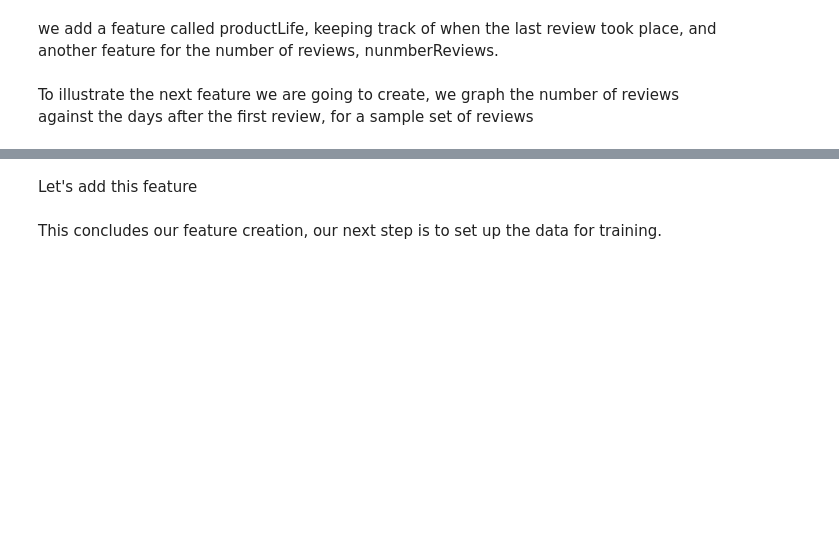
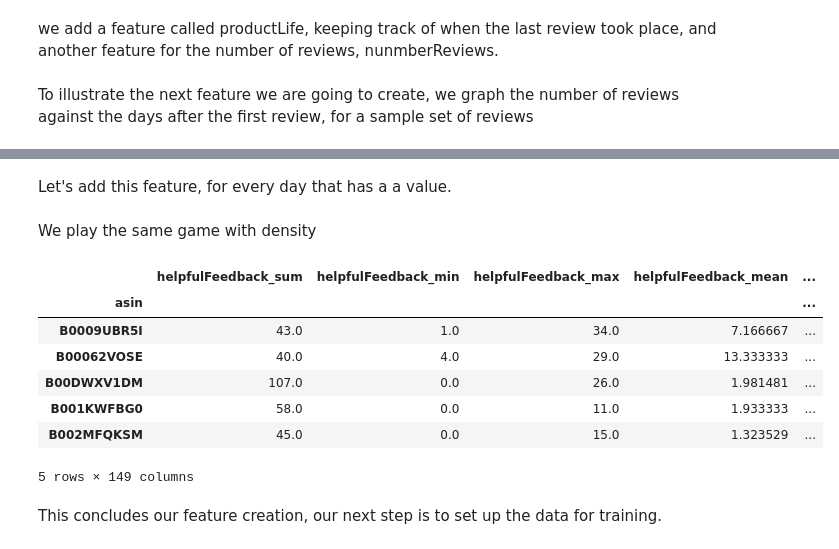
Before and after one commit to mptcloud/hackon_data, a Jupyter notebook: Predicting_salesRank/Predicting_salesRank.ipynb, the cells around one changed output, grey strips where cells are left out. Drawn from its saved outputs; the diff is of its cells as text; code cells hidden in the pictures; blank space fills up the shorter version.

```diff
--- a/Predicting_salesRank/Predicting_salesRank.ipynb
+++ b/Predicting_salesRank/Predicting_salesRank.ipynb
@@ -443,14 +461,16 @@ In order to make this concrete, we can create a new invariant, we define
 # %%
 def compute_hotness(days):
     X,Y=create(days)
-    #X=[0,20,30]
-    #Y=[1,2,3]
+    area_list=[0]
     area=0
     for i in range(1,len(X)):
         area+=(X[i]-X[i-1])*Y[i-1]
+        area_list.append(area)
     area+=Y[-1]
+    area_list.append(area)
 
-    return area
+    area_list = np.array(area_list)
+    return area_list.max(),area_list.mean(),area_list.std()
 # %% [markdown]
-Let's add this feature
+Let's add this feature, for every day that has a a value.
 # %%
@@ -457,0 +478,2 @@ df_products['hotness']=df_products.daysSinceFirstReview.apply(lambda x:compute_h
+# %% [markdown]
+We play the same game with density
@@ -458,3 +492,14 @@ df_products['hotness']=df_products.daysSinceFirstReview.apply(lambda x:compute_h
+# %%
+df_products.sample(5)
+# %% [output]
+|  | helpfulFeedback_sum | helpfulFeedback_min | helpfulFeedback_max | helpfulFeedback_mean | ... |
+| asin |  |  |  |  | ... |
+| B0009UBR5I | 43.0 | 1.0 | 34.0 | 7.166667 | ... |
+| B00062VOSE | 40.0 | 4.0 | 29.0 | 13.333333 | ... |
+| B00DWXV1DM | 107.0 | 0.0 | 26.0 | 1.981481 | ... |
+| B001KWFBG0 | 58.0 | 0.0 | 11.0 | 1.933333 | ... |
+| B002MFQKSM | 45.0 | 0.0 | 15.0 | 1.323529 | ... |
+5 rows × 149 columns
 # %% [markdown]
 This concludes our feature creation, our next step is to set up the data for training.
 # %% [markdown]
```
Also changed, not shown: parts of 22 cells of this notebook.
